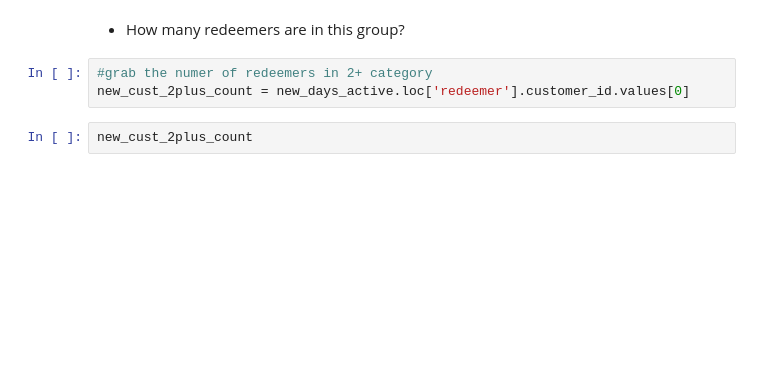
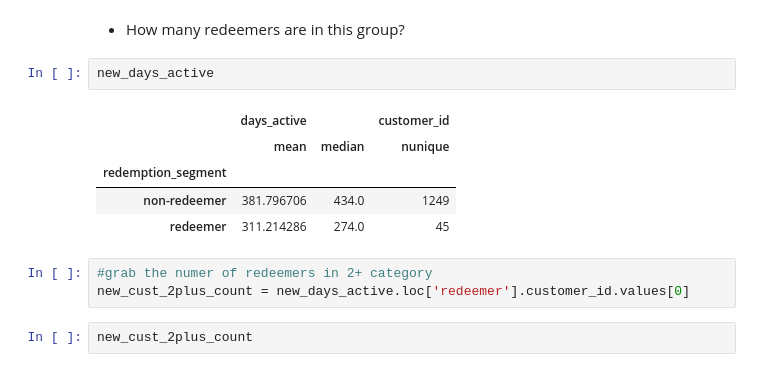
Before and after one commit to tryflux/adhoc-analysis, a Jupyter notebook: src/insights_product/offers_new_customers/metrics_tidy.ipynb, the cells around one changed output. Drawn from its saved outputs; the diff is of its cells as text; blank space fills up the shorter version.

```diff
--- a/src/insights_product/offers_new_customers/metrics_tidy.ipynb
+++ b/src/insights_product/offers_new_customers/metrics_tidy.ipynb
@@ -597,5 +645,13 @@ incr_spend_new
 # %% [markdown]
 - How many redeemers are in this group?
+# %%
+new_days_active
+# %% [output]
+|  | days_active |  | customer_id |
+|  | mean | median | nunique |
+| redemption_segment |  |  |  |
+| non-redeemer | 381.796706 | 434.0 | 1249 |
+| redeemer | 311.214286 | 274.0 | 45 |
 # %%
 #grab the numer of redeemers in 2+ category
 new_cust_2plus_count = new_days_active.loc['redeemer'].customer_id.values[0]
```
Also changed, not shown: parts of 32 cells of this notebook.
